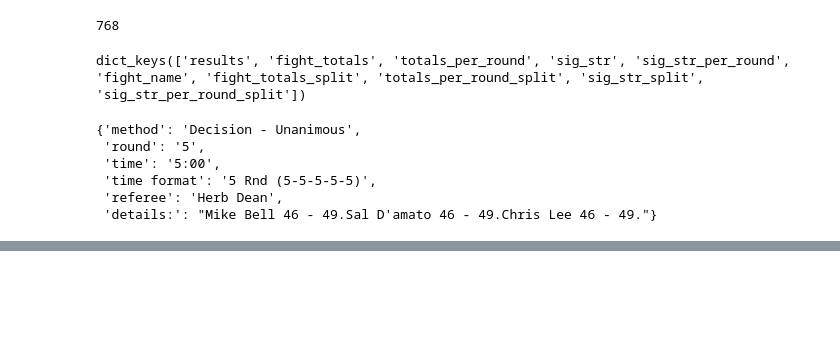
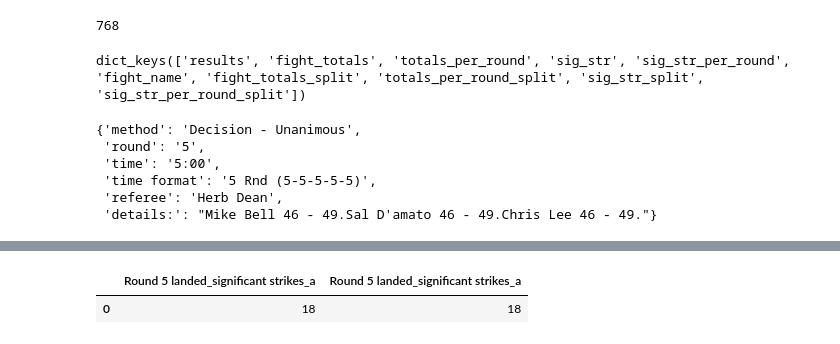
Before and after one commit to aarbisman/ufc_prediction, a Jupyter notebook: merge_files.ipynb, the cells around one changed output, grey strips where cells are left out. Cells and saved outputs as stored; diff of their text form; code cells hidden in the pictures; blank space fills up the shorter version.

```diff
--- a/merge_files.ipynb
+++ b/merge_files.ipynb
@@ -275,0 +423,11 @@ TypeError: 'type' object is not subscriptable
+# %%
+df_cols_dedup_file = pd.read_csv('data_schema_dedup.csv')
+df_cols_dedup_test = df_cols_dedup_file['col_name'].tolist()
+df_schema_test = pd.DataFrame(columns = df_cols_dedup_test)
+
+df_fight_row_test = dataframe_row_from_fight(test_event['33e301872e2b5680'])
+# df_fight_row_test[df_cols_dedup_test].columns.value_counts()
+df_fight_row_test['Round 5 landed_significant strikes_a']
+# %% [output]
+|  | Round 5 landed_significant strikes_a | Round 5 landed_significant strikes_a |
+| 0 | 18 | 18 |
```
Also changed, not shown: parts of 9 cells of this notebook, 2 other files.
